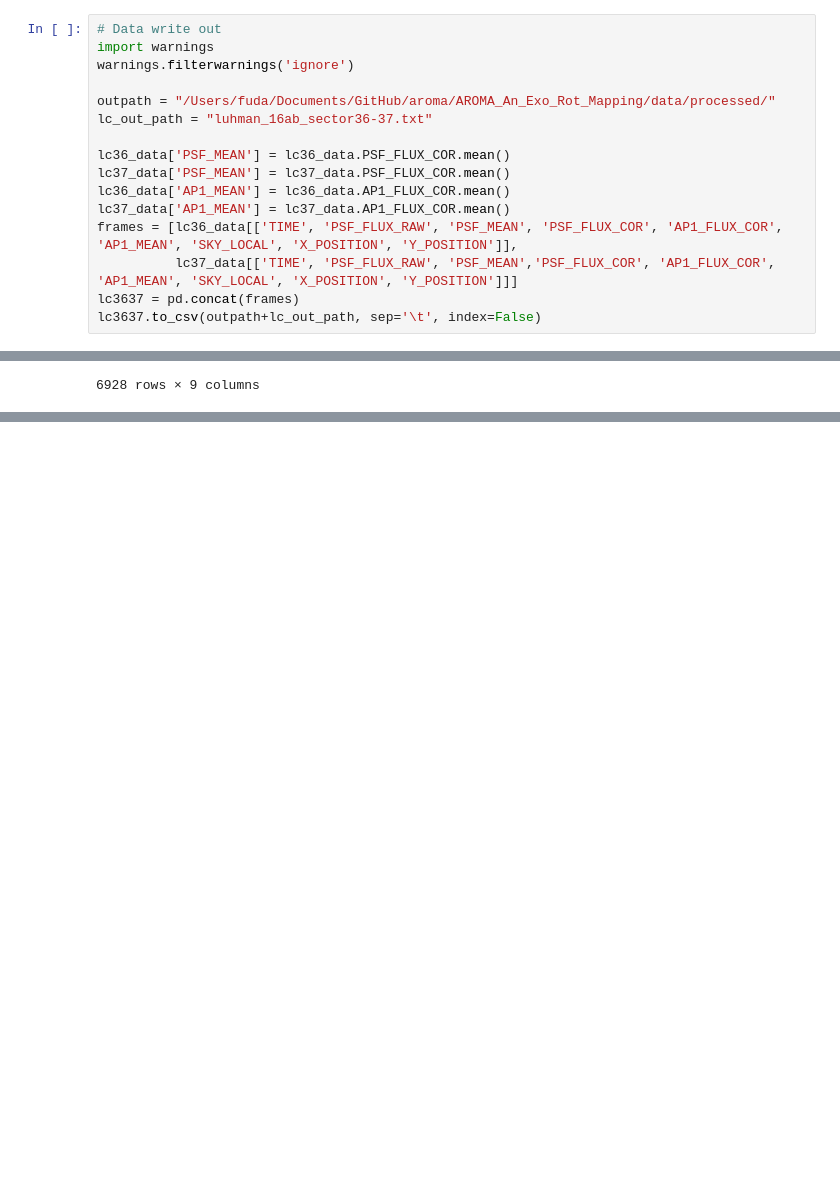
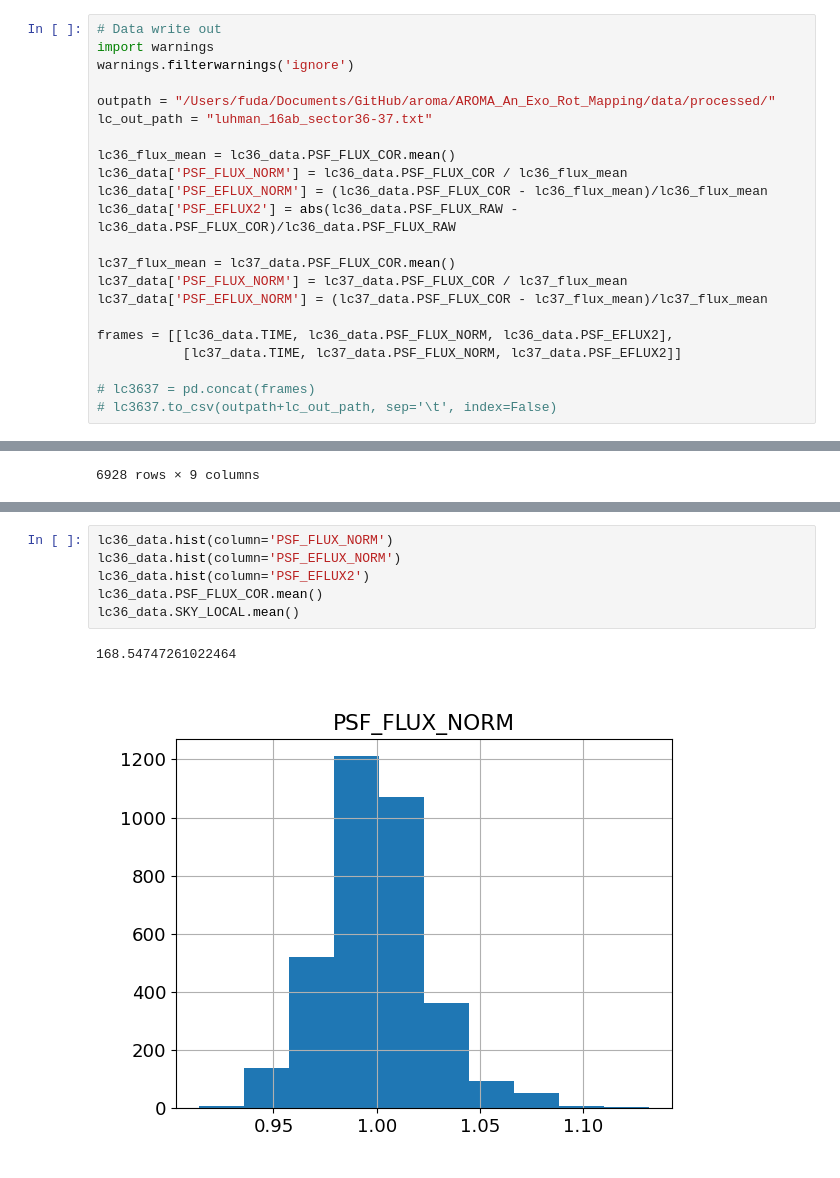
Before and after one commit to fudanguyen/aroma, a Jupyter notebook: AROMA_An_Exo_Rot_Mapping/notebooks/data_cleaning.ipynb, the cells around one changed output, grey strips where cells are left out. Saved outputs shown, nothing was run; the diff lists cells and outputs as text; blank space fills up the shorter version.

Commit message:
update data cleaning and sine fit

```diff
--- a/AROMA_An_Exo_Rot_Mapping/notebooks/data_cleaning.ipynb
+++ b/AROMA_An_Exo_Rot_Mapping/notebooks/data_cleaning.ipynb
@@ -88,11 +90,17 @@ warnings.filterwarnings('ignore')
 outpath = "/Users/fuda/Documents/GitHub/aroma/AROMA_An_Exo_Rot_Mapping/data/processed/"
 lc_out_path = "luhman_16ab_sector36-37.txt"
 
-lc36_data['PSF_MEAN'] = lc36_data.PSF_FLUX_COR.mean()
-lc37_data['PSF_MEAN'] = lc37_data.PSF_FLUX_COR.mean()
-lc36_data['AP1_MEAN'] = lc36_data.AP1_FLUX_COR.mean()
-lc37_data['AP1_MEAN'] = lc37_data.AP1_FLUX_COR.mean()
-frames = [lc36_data[['TIME', 'PSF_FLUX_RAW', 'PSF_MEAN', 'PSF_FLUX_COR', 'AP1_FLUX_COR', 'AP1_MEAN', 'SKY_LOCAL', 'X_POSITION', 'Y_POSITION']],
-          lc37_data[['TIME', 'PSF_FLUX_RAW', 'PSF_MEAN','PSF_FLUX_COR', 'AP1_FLUX_COR', 'AP1_MEAN', 'SKY_LOCAL', 'X_POSITION', 'Y_POSITION']]]
-lc3637 = pd.concat(frames)
-lc3637.to_csv(outpath+lc_out_path, sep='\t', index=False)
+lc36_flux_mean = lc36_data.PSF_FLUX_COR.mean()
+lc36_data['PSF_FLUX_NORM'] = lc36_data.PSF_FLUX_COR / lc36_flux_mean
+lc36_data['PSF_EFLUX_NORM'] = (lc36_data.PSF_FLUX_COR - lc36_flux_mean)/lc36_flux_mean
+lc36_data['PSF_EFLUX2'] = abs(lc36_data.PSF_FLUX_RAW - lc36_data.PSF_FLUX_COR)/lc36_data.PSF_FLUX_RAW
+
+lc37_flux_mean = lc37_data.PSF_FLUX_COR.mean()
+lc37_data['PSF_FLUX_NORM'] = lc37_data.PSF_FLUX_COR / lc37_flux_mean
+lc37_data['PSF_EFLUX_NORM'] = (lc37_data.PSF_FLUX_COR - lc37_flux_mean)/lc37_flux_mean
+
+frames = [[lc36_data.TIME, lc36_data.PSF_FLUX_NORM, lc36_data.PSF_EFLUX2],
+           [lc37_data.TIME, lc37_data.PSF_FLUX_NORM, lc37_data.PSF_EFLUX2]]
+
+# lc3637 = pd.concat(frames)
+# lc3637.to_csv(outpath+lc_out_path, sep='\t', index=False)
@@ -130,0 +141,9 @@ lc36_data
+# %%
+lc36_data.hist(column='PSF_FLUX_NORM')
+lc36_data.hist(column='PSF_EFLUX_NORM')
+lc36_data.hist(column='PSF_EFLUX2')
+lc36_data.PSF_FLUX_COR.mean()
+lc36_data.SKY_LOCAL.mean()
+# %% [output]
+168.54747261022464
+[figure, added]
```
Also changed, not shown: parts of 5 cells of this notebook, 2 other files.
